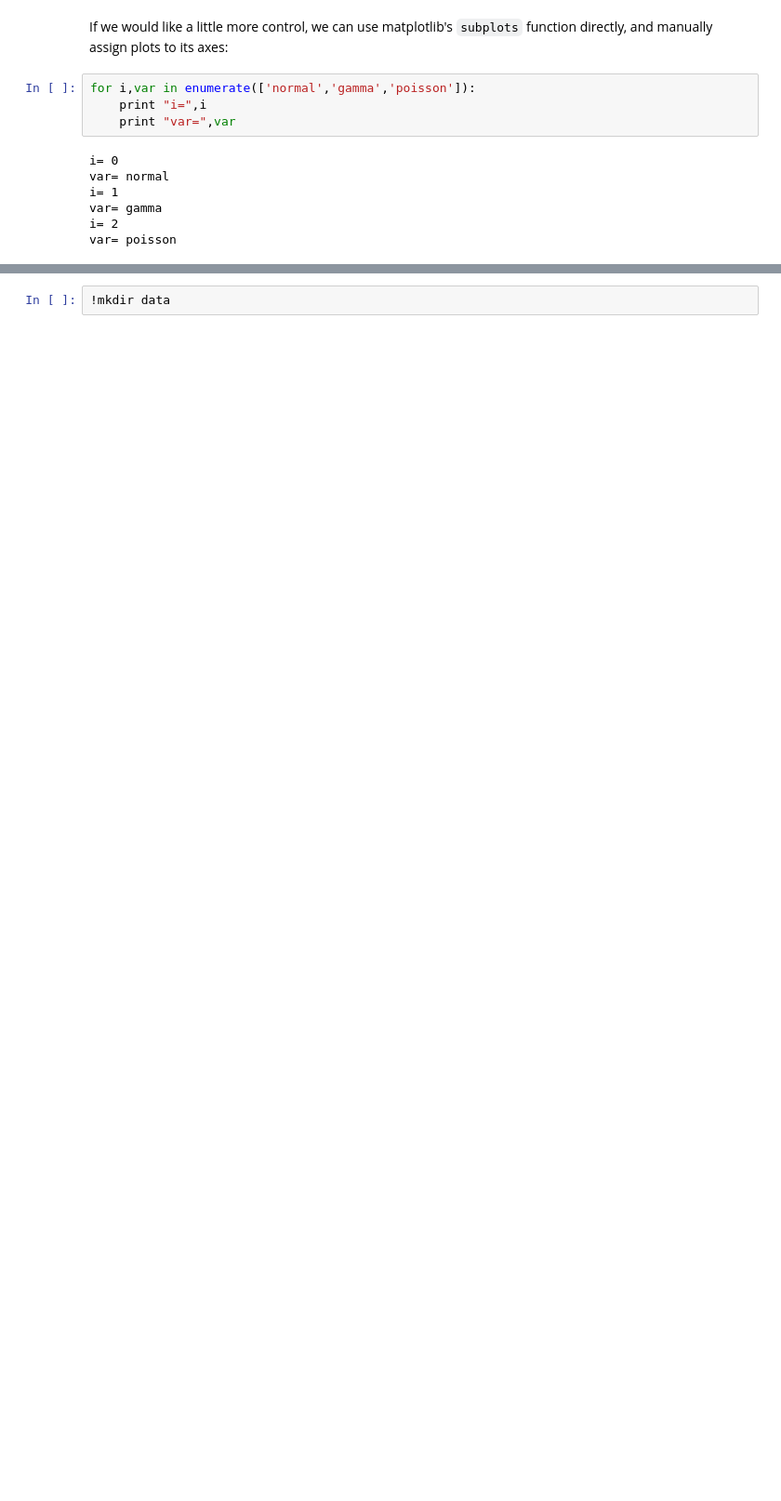
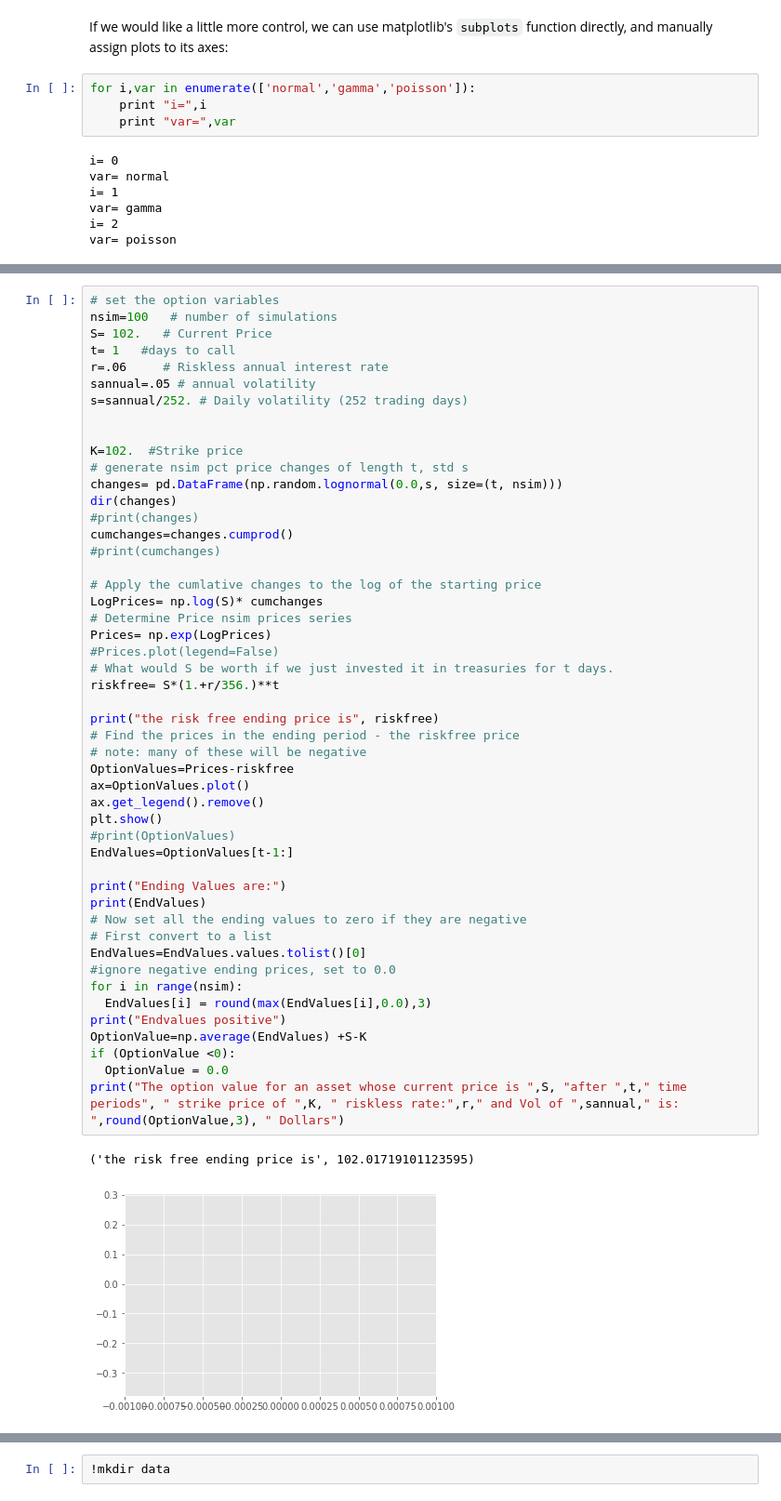
Before and after one commit to nhwhite212/DealingwithDataSpring2021, a Jupyter notebook: 8-Visualization/A_Matplotlib_and_Pandas.ipynb, the cells around one changed output, grey strips where cells are left out. Shown at 93% size. Drawn from its saved outputs; the diff is of its cells as text; blank space fills up the shorter version.

```diff
--- a/8-Visualization/A_Matplotlib_and_Pandas.ipynb
+++ b/8-Visualization/A_Matplotlib_and_Pandas.ipynb
@@ -240,0 +271,52 @@ Text(0,0.5,'cumulative sum (poisson)')
+# %%
+# set the option variables
+nsim=100   # number of simulations
+S= 102.   # Current Price
+t= 1   #days to call
+r=.06     # Riskless annual interest rate
+sannual=.05 # annual volatility
+s=sannual/252. # Daily volatility (252 trading days)
+
+
+K=102.  #Strike price
+# generate nsim pct price changes of length t, std s
+changes= pd.DataFrame(np.random.lognormal(0.0,s, size=(t, nsim)))
+dir(changes)
+#print(changes)
+cumchanges=changes.cumprod()
+#print(cumchanges)
+
+# Apply the cumlative changes to the log of the starting price
+LogPrices= np.log(S)* cumchanges
+# Determine Price nsim prices series
+Prices= np.exp(LogPrices)
+#Prices.plot(legend=False)
+# What would S be worth if we just invested it in treasuries for t days.
+riskfree= S*(1.+r/356.)**t
+
+print("the risk free ending price is", riskfree)
+# Find the prices in the ending period - the riskfree price
+# note: many of these will be negative
+OptionValues=Prices-riskfree
+ax=OptionValues.plot()
+ax.get_legend().remove()
+plt.show()
+#print(OptionValues)
+EndValues=OptionValues[t-1:]
+
+print("Ending Values are:")
+print(EndValues)
+# Now set all the ending values to zero if they are negative
+# First convert to a list
+EndValues=EndValues.values.tolist()[0]
+#ignore negative ending prices, set to 0.0
+for i in range(nsim):
+  EndValues[i] = round(max(EndValues[i],0.0),3)
+print("Endvalues positive")
+OptionValue=np.average(EndValues) +S-K
+if (OptionValue <0):
+  OptionValue = 0.0
+print("The option value for an asset whose current price is ",S, "after ",t," time periods", " strike price of ",K, " riskless rate:",r," and Vol of ",sannual," is: ",round(OptionValue,3), " Dollars")
+# %% [output]
+('the risk free ending price is', 102.01719101123595)
+[figure, added]
```
Also changed, not shown: parts of 53 cells of this notebook.
